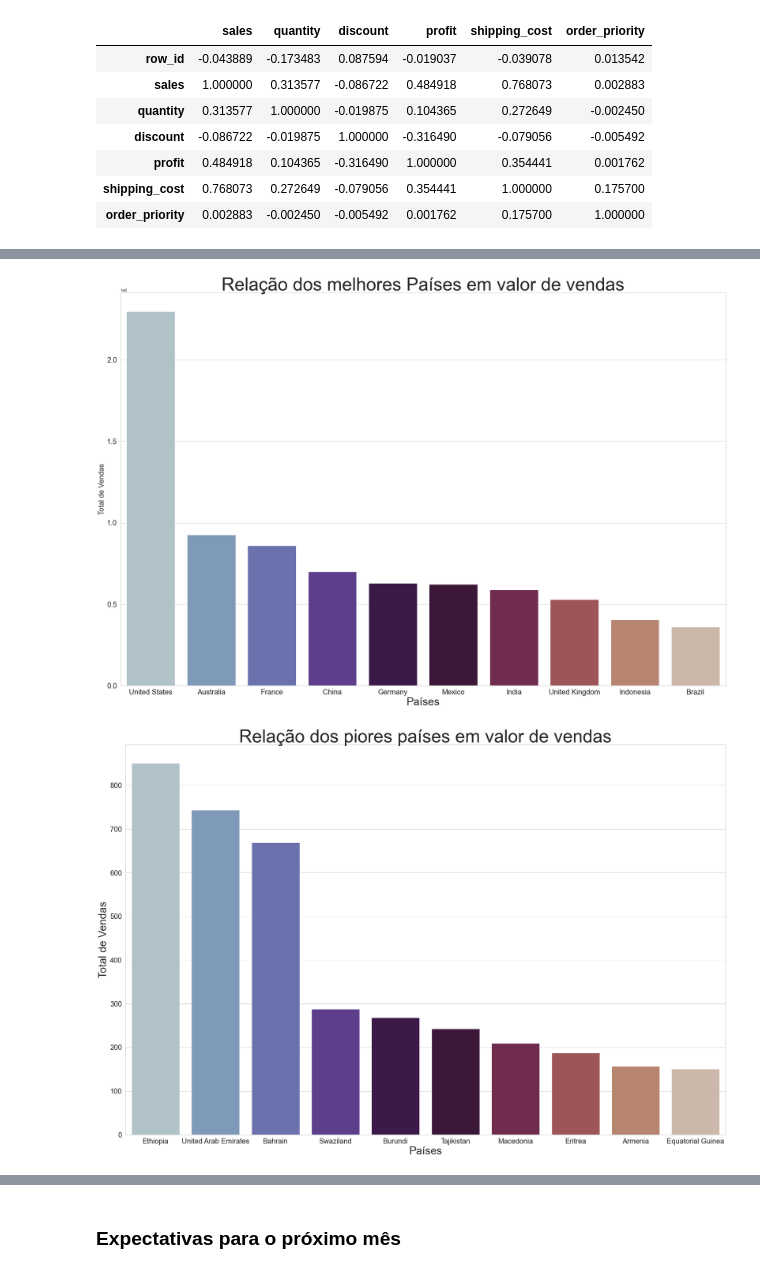
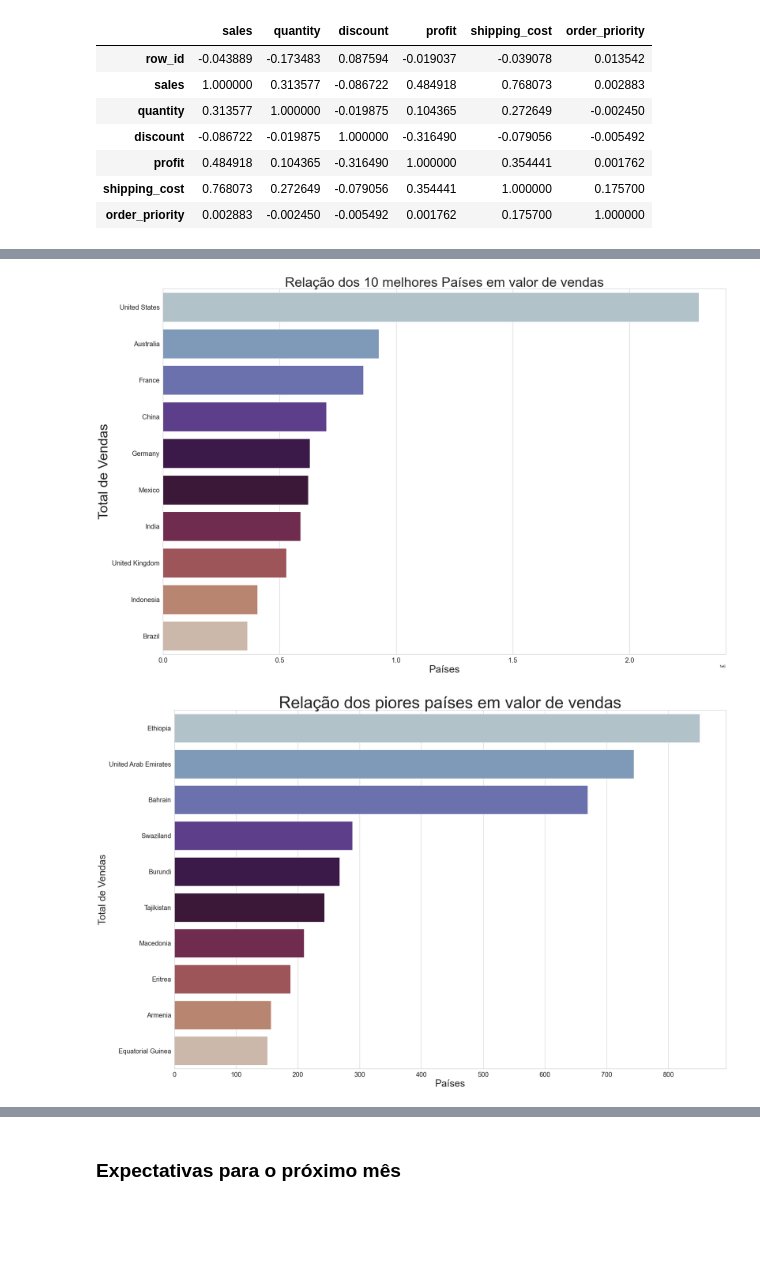
Before and after one commit to vector-b/alipaga_store_sales, a Jupyter notebook: Case.ipynb, the cells around one changed output, grey strips where cells are left out. Cells and saved outputs as stored; diff of their text form; code cells hidden in the pictures; blank space fills up the shorter version.

```diff
--- a/Case.ipynb
+++ b/Case.ipynb
@@ -284,5 +280,5 @@ corr_geral[["discount",]]
 # %%
-columns = df[["row_id","sales","country","profit"]]
+columns = df[["order_date","row_id","sales","quantity","country","profit"]]
 df_sales = columns.copy()
 # %%
 df_sales
@@ -327,20 +329,20 @@ dims = (30, 20)
 # %%
 sns.set_theme(style="whitegrid")
 ax = plt.subplots(figsize=dims)
 
-b = sns.barplot(x="country", y="sales", data=dff.sort_values(by=["sales"], ascending=False).head(10), palette=("twilight"))
-b.axes.set_title("Relação dos melhores Países em valor de vendas",fontsize=50)
+b = sns.barplot(y="country", x="sales", data=dff.sort_values(by=["sales"], ascending=False).head(10), palette=("twilight"))
+b.axes.set_title("Relação dos 10 melhores Países em valor de vendas",fontsize=40)
 b.set_xlabel("Países",fontsize=30)
-b.set_ylabel("Total de Vendas",fontsize=20)
+b.set_ylabel("Total de Vendas",fontsize=40)
 b.tick_params(labelsize=20)
 # %% [output]
-[figure, old version]
+[figure, new version]
 # %%
 ax = plt.subplots(figsize=dims)
-b = sns.barplot(x="country", y="sales", data=dff.sort_values(by=["sales"], ascending=False).tail(10), palette=("twilight"))
+b = sns.barplot(x="sales", y="country", data=dff.sort_values(by=["sales"], ascending=False).tail(10), palette=("twilight"))
 b.axes.set_title("Relação dos piores países em valor de vendas",fontsize=50)
 b.set_xlabel("Países",fontsize=30)
 b.set_ylabel("Total de Vendas",fontsize=30)
 b.tick_params(labelsize=20)
 # %% [output]
-[figure, old version]
+[figure, new version]
```
Also changed, not shown: parts of 23 cells of this notebook.
